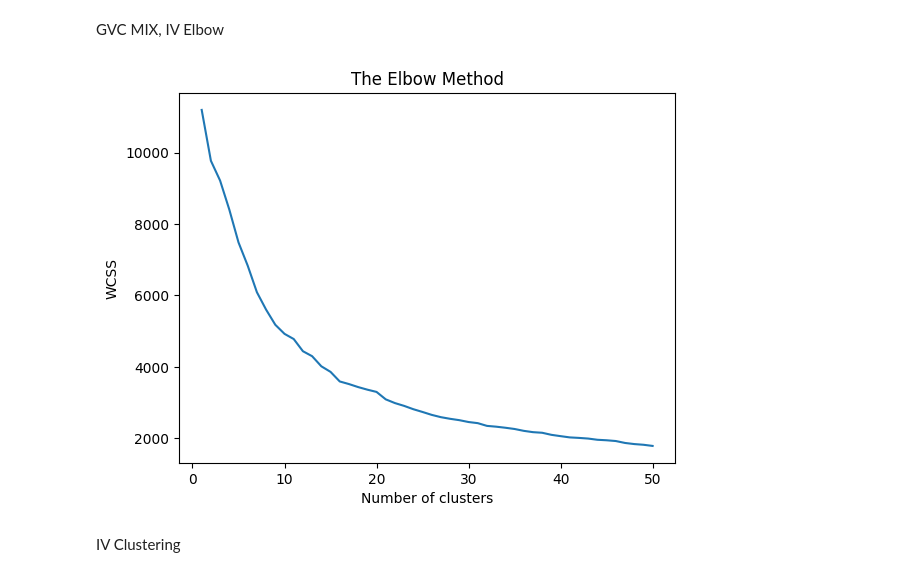
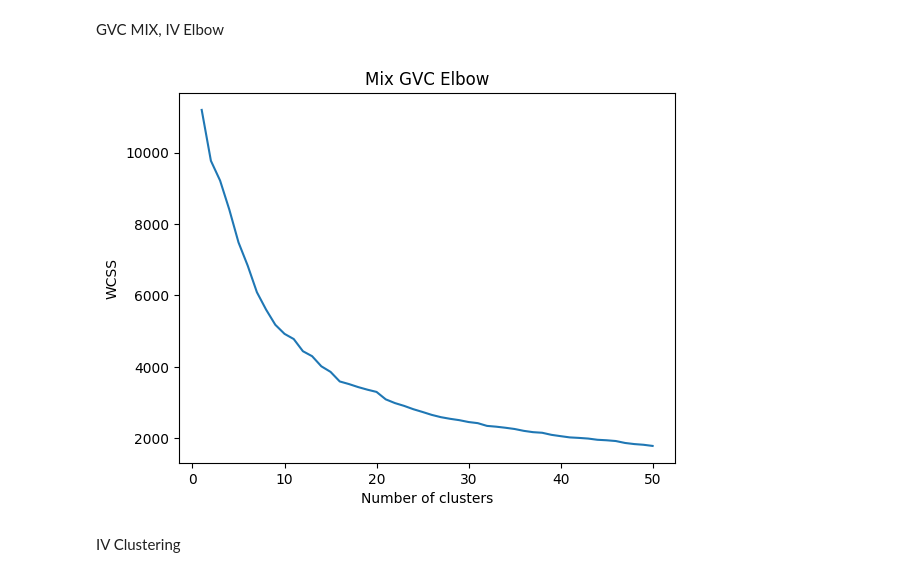
Before and after one commit to JanetYing/ECMA31350_Project, a Jupyter notebook: code/clustering/clustering_code.ipynb, the cells around one changed output. Cells and saved outputs as stored; diff of their text form; code cells hidden in the pictures.

```diff
--- a/code/clustering/clustering_code.ipynb
+++ b/code/clustering/clustering_code.ipynb
@@ -137,28 +137,28 @@ data = data.set_index(['country', 't'])
 # %%
 
 # relevant variables
 features = data[['s6', 'milexp_pergdpSIPRI', 'decade', 'logpopdens_diff' , 'ecgrowth_demeaned', 'democracy_diff',
                  'logmountain', 'ethnic_fractionalization']]
 
 # Normalize the features
 scaler = StandardScaler()
 features_scaled = scaler.fit_transform(features)
 
 # Calculating WCSS for a range of number of clusters
 wcss = []
 for i in range(1, 51):  # Testing 1 to 10 clusters
     kmeans = KMeans(n_clusters=i, init='k-means++', random_state=42)
     kmeans.fit(features_scaled)
     wcss.append(kmeans.inertia_)
 
 # Plotting the results to observe 'The Elbow'
 plt.plot(range(1, 51), wcss)
-plt.title('The Elbow Method')
+plt.title('Mix GVC Elbow')
 plt.xlabel('Number of clusters')
 plt.ylabel('WCSS')
 plt.show()
 # %% [output]
-[figure, old version]
+[figure, new version]
 # %% [markdown]
 IV Clustering
 # %%
```
Also changed, not shown: parts of 8 cells of this notebook, 3 other files.
